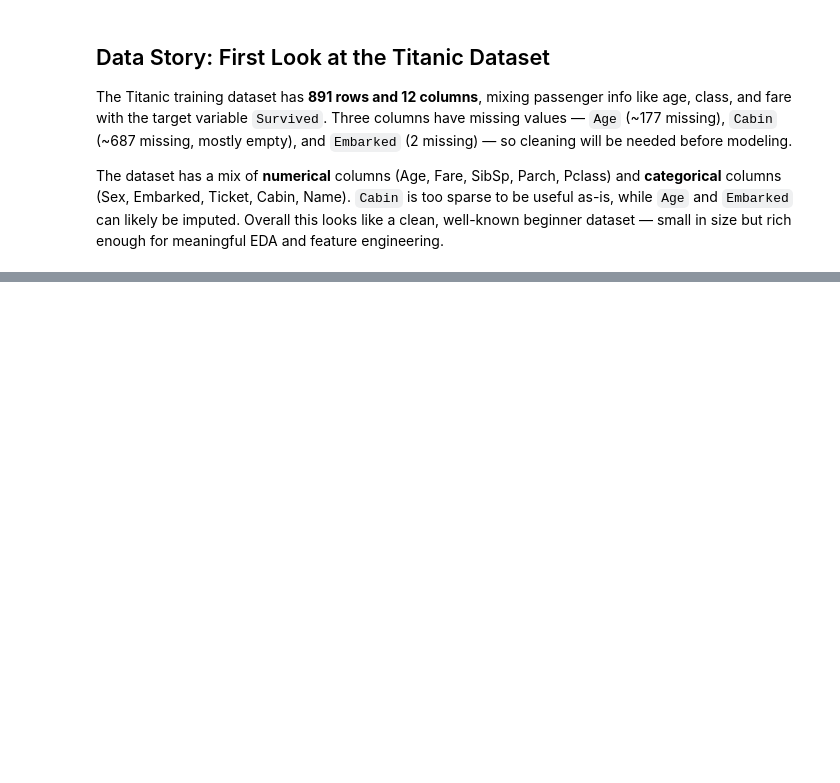
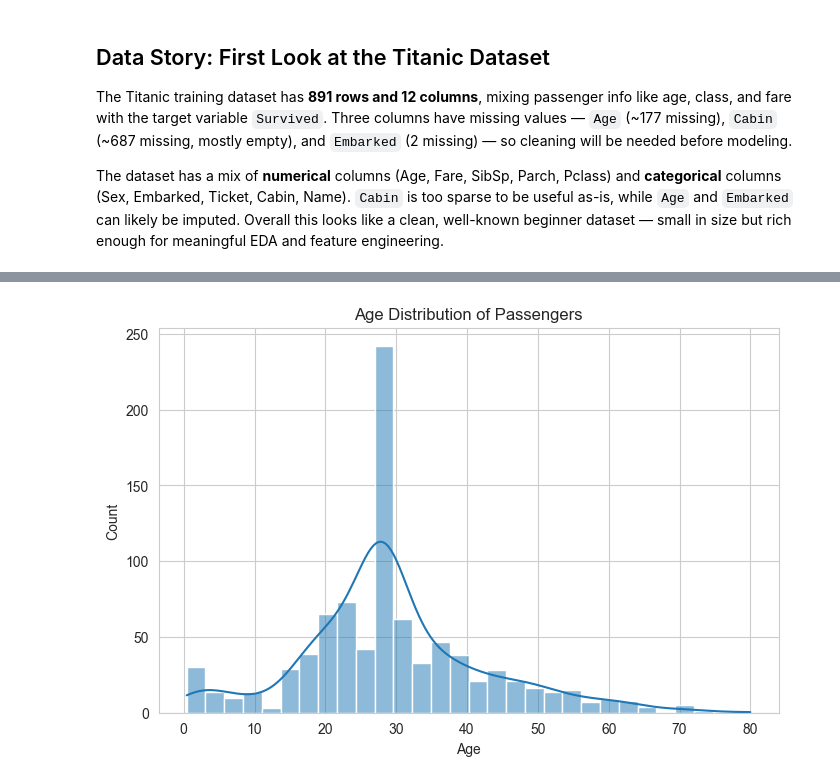
Before and after one commit to rubabzulfiqar20052005/neurofive-ml-track, a Jupyter notebook: titanic_eda.ipynb, the cells around one changed output, grey strips where cells are left out. Drawn from its saved outputs; the diff is of its cells as text; code cells hidden in the pictures; blank space fills up the shorter version.

Commit message:
Task 2: Data cleaning, outlier detection, and visualizations

```diff
--- a/titanic_eda.ipynb
+++ b/titanic_eda.ipynb
@@ -88,3 +88,12 @@ See https://pandas.pydata.org/docs/user_guide/migration-3-strings.html#string-mi
 The Titanic training dataset has **891 rows and 12 columns**, mixing passenger info like age, class, and fare with the target variable `Survived`. Three columns have missing values — `Age` (~177 missing), `Cabin` (~687 missing, mostly empty), and `Embarked` (2 missing) — so cleaning will be needed before modeling.
 
 The dataset has a mix of **numerical** columns (Age, Fare, SibSp, Parch, Pclass) and **categorical** columns (Sex, Embarked, Ticket, Cabin, Name). `Cabin` is too sparse to be useful as-is, while `Age` and `Embarked` can likely be imputed. Overall this looks like a clean, well-known beginner dataset — small in size but rich enough for meaningful EDA and feature engineering.
+# %%
+
+df['Age'] = df['Age'].fillna(df['Age'].median())
+
+df['Embarked'] = df['Embarked'].fillna(df['Embarked'].mode()[0])
+
+df = df.drop(columns=['Cabin'])
+
+df.isnull().sum()
@@ -90,0 +119,14 @@ The dataset has a mix of **numerical** columns (Age, Fare, SibSp, Parch, Pclass)
+# %%
+import matplotlib.pyplot as plt
+import seaborn as sns
+
+sns.set_style('whitegrid')
+# %%
+plt.figure(figsize=(8,5))
+sns.histplot(df['Age'], bins=30, kde=True)
+plt.title('Age Distribution of Passengers')
+plt.xlabel('Age')
+plt.ylabel('Count')
+plt.show()
+# %% [output]
+[figure, added]
```
Also changed, not shown: parts of 7 cells of this notebook.
